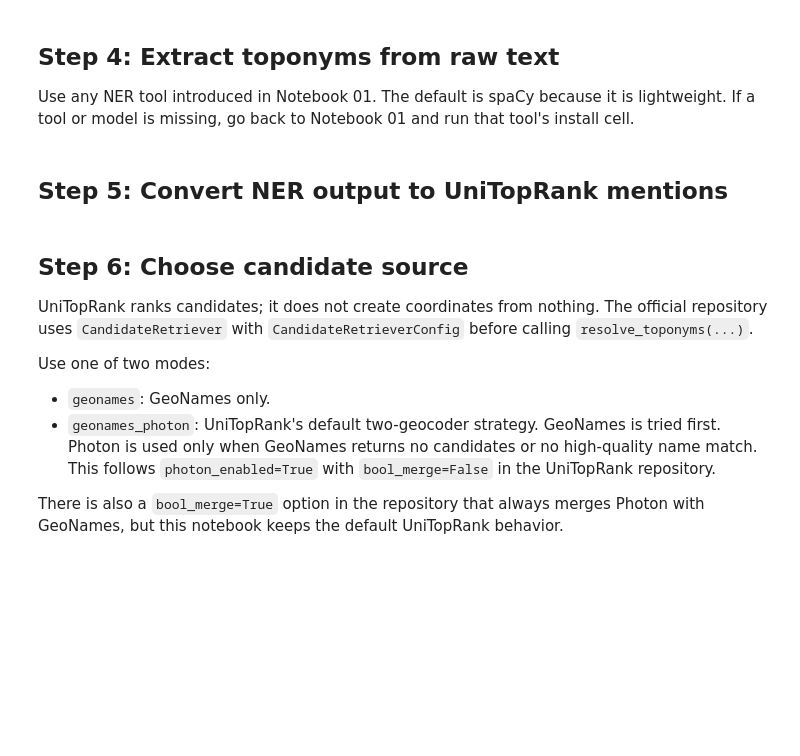
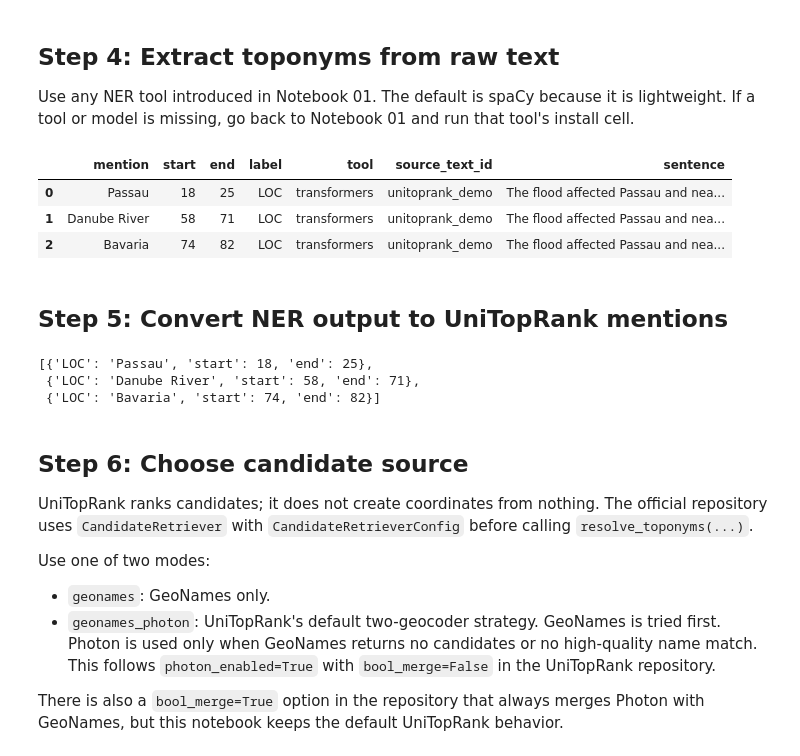
Before and after one commit to roxanneelbaff/waw_os_hackathon_2026, a Jupyter notebook: module2_geoparsing/notebooks/03_unitoprank_resolution.ipynb, the cells around one changed output. Saved outputs shown, nothing was run; the diff lists cells and outputs as text; code cells hidden in the pictures; blank space fills up the shorter version.

```diff
--- a/module2_geoparsing/notebooks/03_unitoprank_resolution.ipynb
+++ b/module2_geoparsing/notebooks/03_unitoprank_resolution.ipynb
@@ -126,24 +131,29 @@ print("geo_rank_api available:", unitoprank_available)
 
 Use any NER tool introduced in Notebook 01. The default is spaCy because it is lightweight. If a tool or model is missing, go back to Notebook 01 and run that tool's install cell.
 # %%
-text = "The flood affected Passau and nearby communities along the Danube in Bavaria."
-NER_TOOL = "spacy"  # options: "spacy", "stanza", "flair", "transformers"
+text = "The flood affected Passau and nearby communities along the Danube River in Bavaria."
+NER_TOOL = "transformers"  # options: "spacy", "stanza", "flair", "transformers"
 
 def extract_toponyms_with_selected_ner(text, ner_tool="spacy", source_text_id="unitoprank_demo"):
     if ner_tool == "spacy":
         results = extract_locations_spacy(text, model_name="en_core_web_sm")
     elif ner_tool == "stanza":
         results = extract_locations_stanza(text, lang="en")
     elif ner_tool == "flair":
         results = extract_locations_flair(text)
     elif ner_tool == "transformers":
         results = extract_locations_transformers(text)
     else:
         raise ValueError("NER_TOOL must be one of: spacy, stanza, flair, transformers")
     return normalize_ner_results(results, source_text_id=source_text_id)
 
 ner_rows = extract_toponyms_with_selected_ner(text, NER_TOOL)
 ner_rows
+# %% [output]
+|  | mention | start | end | label | tool | source_text_id | sentence |
+| 0 | Passau | 18 | 25 | LOC | transformers | unitoprank_demo | The flood affected Passau and nea... |
+| 1 | Danube River | 58 | 71 | LOC | transformers | unitoprank_demo | The flood affected Passau and nea... |
+| 2 | Bavaria | 74 | 82 | LOC | transformers | unitoprank_demo | The flood affected Passau and nea... |
 # %% [markdown]
 ## Step 5: Convert NER output to UniTopRank mentions
 # %%
@@ -161,6 +171,10 @@ def mentions_from_ner(df):
 
 mentions = mentions_from_ner(ner_rows)
 mentions
+# %% [output]
+[{'LOC': 'Passau', 'start': 18, 'end': 25},
+ {'LOC': 'Danube River', 'start': 58, 'end': 71},
+ {'LOC': 'Bavaria', 'start': 74, 'end': 82}]
 # %% [markdown]
 ## Step 6: Choose candidate source
 
```
Also changed, not shown: parts of 15 cells of this notebook, 10 other files.
